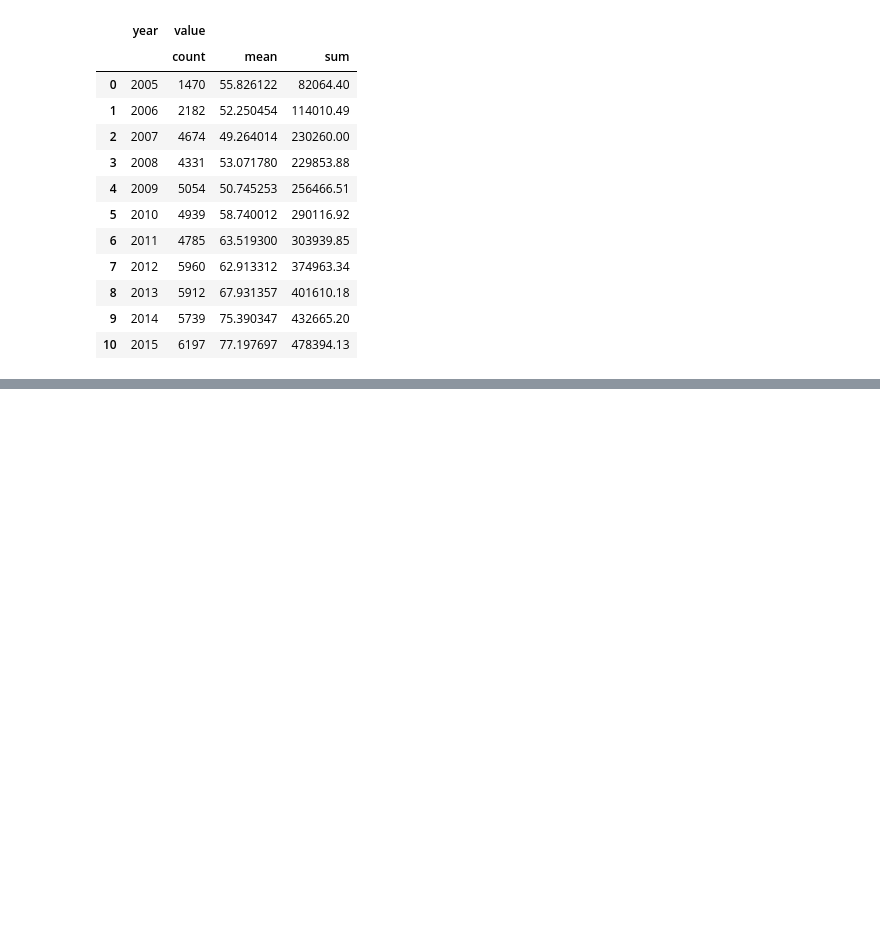
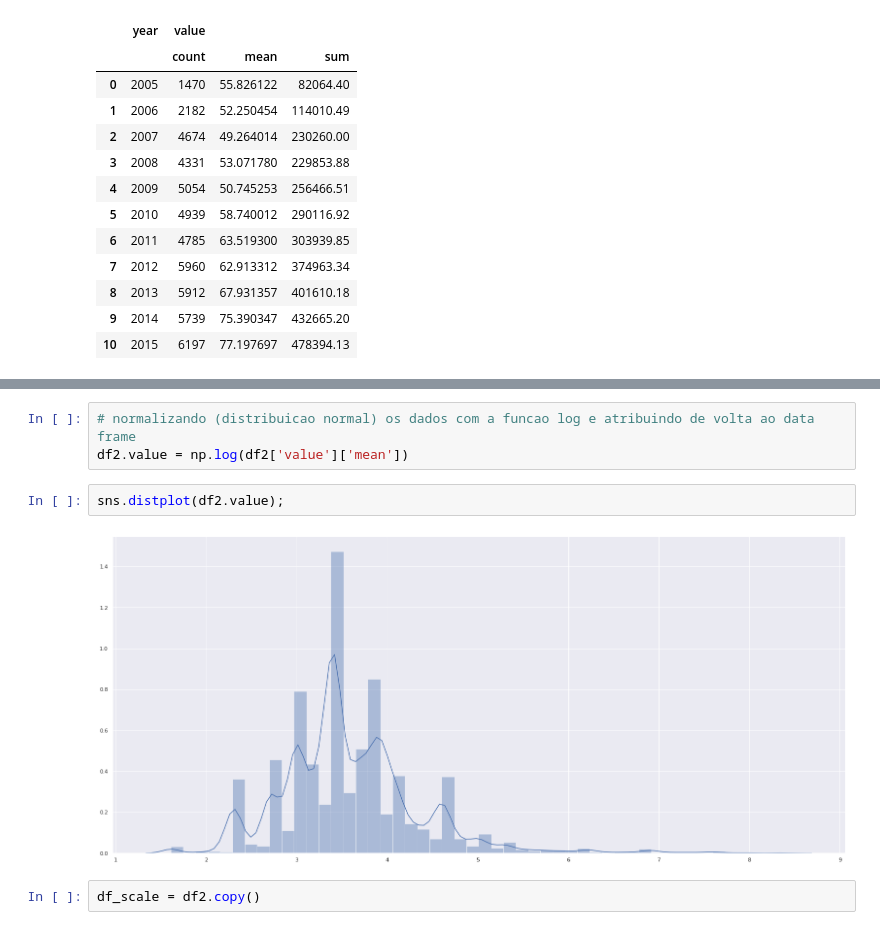
Before and after one commit to franciscofijamo/marketing_anaytics_01, a Jupyter notebook: marketing_analytics_01.ipynb, the cells around one changed output, grey strips where cells are left out. Cells and saved outputs as stored; diff of their text form; blank space fills up the shorter version.

```diff
--- a/marketing_analytics_01.ipynb
+++ b/marketing_analytics_01.ipynb
@@ -111,0 +224,9 @@ df.groupby('year')\
+# %%
+# normalizando (distribuicao normal) os dados com a funcao log e atribuindo de volta ao data frame
+df2.value = np.log(df2['value']['mean'])
+# %%
+sns.distplot(df2.value);
+# %% [output]
+[figure, added]
+# %%
+df_scale = df2.copy()
```
Also changed, not shown: parts of 23 cells of this notebook.
